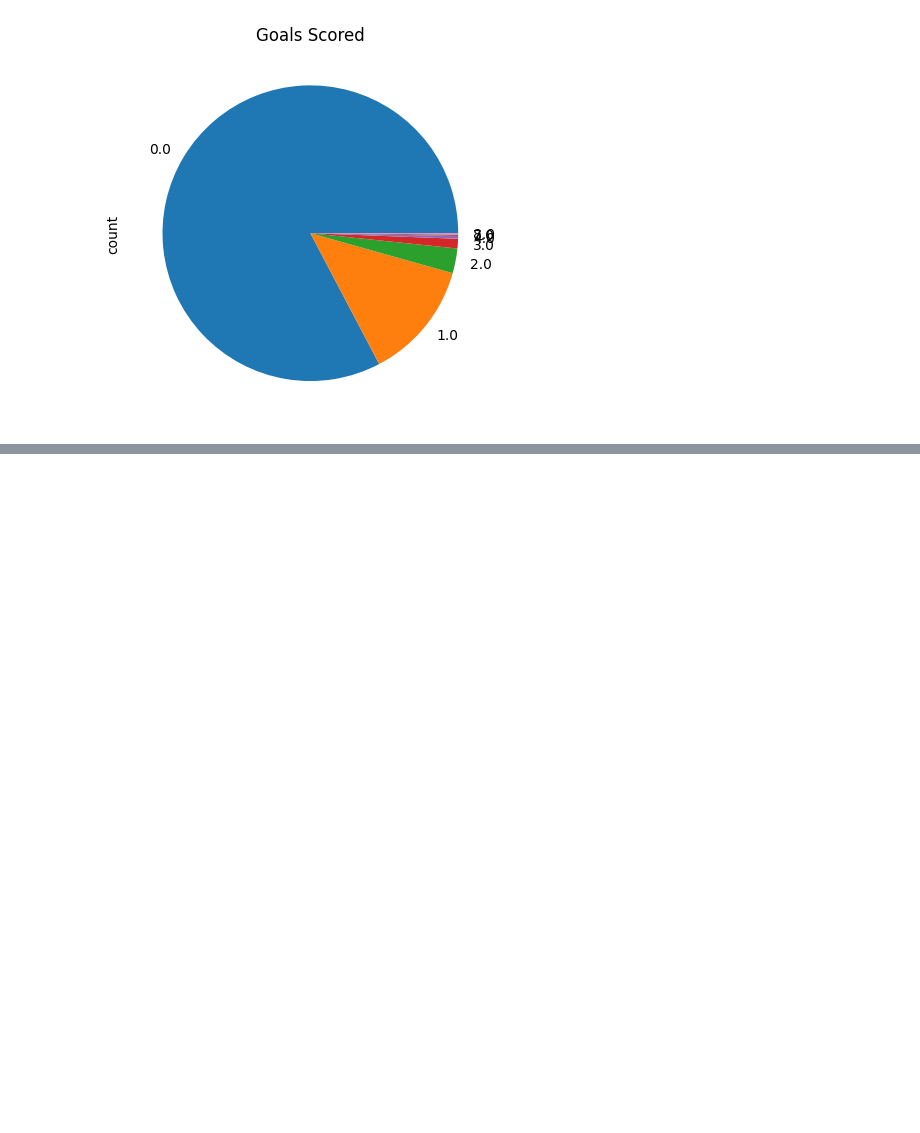
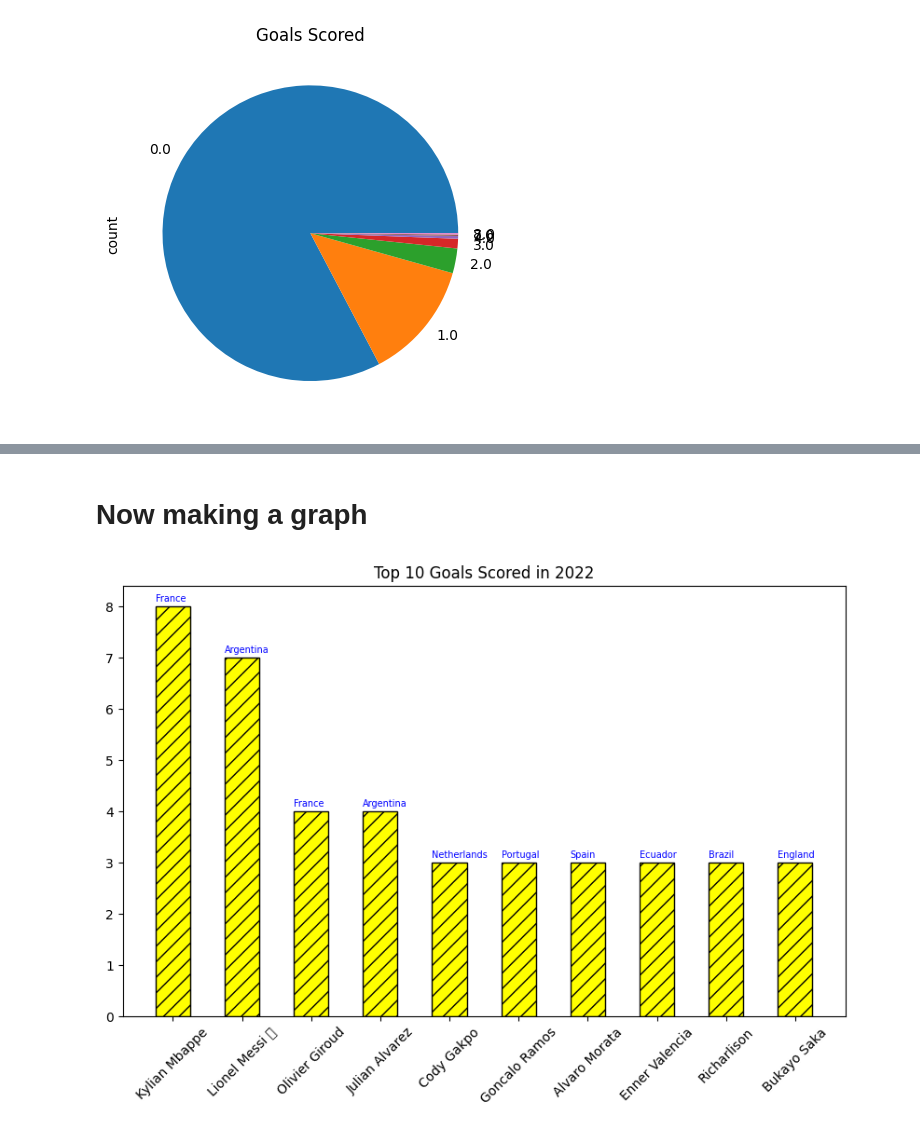
Before and after one commit to Vanshaj14Mohan/Python-data-science, a Jupyter notebook: data_analysis/pandas.ipynb, the cells around one changed output, grey strips where cells are left out. Cells and saved outputs as stored; diff of their text form; code cells hidden in the pictures; blank space fills up the shorter version.

Commit message:
Graph analysis

```diff
--- a/data_analysis/pandas.ipynb
+++ b/data_analysis/pandas.ipynb
@@ -426,0 +471,19 @@ df["goals scored"].value_counts().plot(kind ="pie", title="Goals Scored")
+# %%
+#To sort
+df =df.sort_values(by="goals scored", ascending=False)
+# %% [markdown]
+# Now making a graph
+# %%
+import matplotlib.pyplot as plt
+plt.subplots(figsize=(10,6))
+bars = plt.bar(x="player name", height="goals scored", color="yellow", hatch="//", edgecolor="black", width=0.5, data=df.head(10)) #width for size
+#name of country on each bar
+for bar, nation in  zip(bars,df.head(10).nationality):
+    yval= bar.get_height()
+    plt.text(x =bar.get_x(), y =yval+.1, s=nation, fontdict ={"size": 7, "color": "blue"}, #yval+.1 to upward y axis data.
+    )
+plt.xticks(rotation=45)
+plt.title("Top 10 Goals Scored in 2022")
+plt.show()
+# %% [output]
+[figure, added]
```
Also changed, not shown: parts of 13 cells of this notebook, 1 other file.
